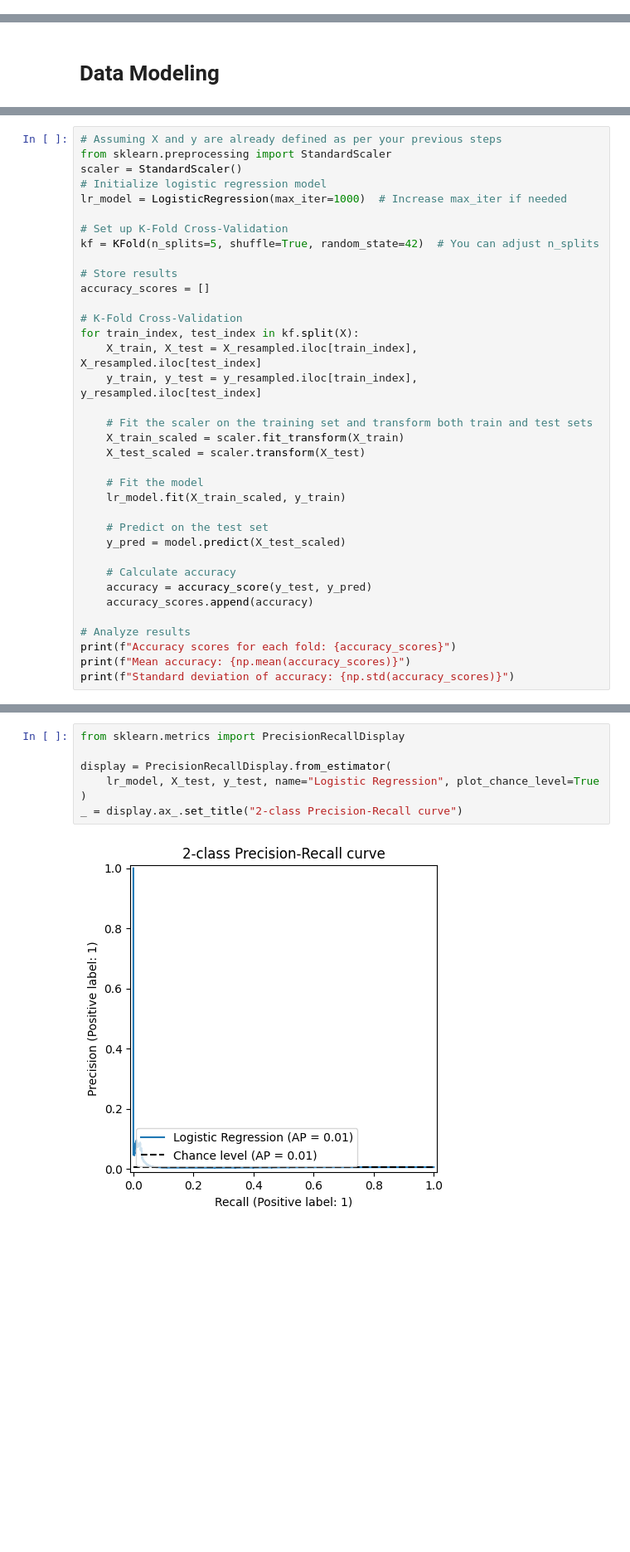
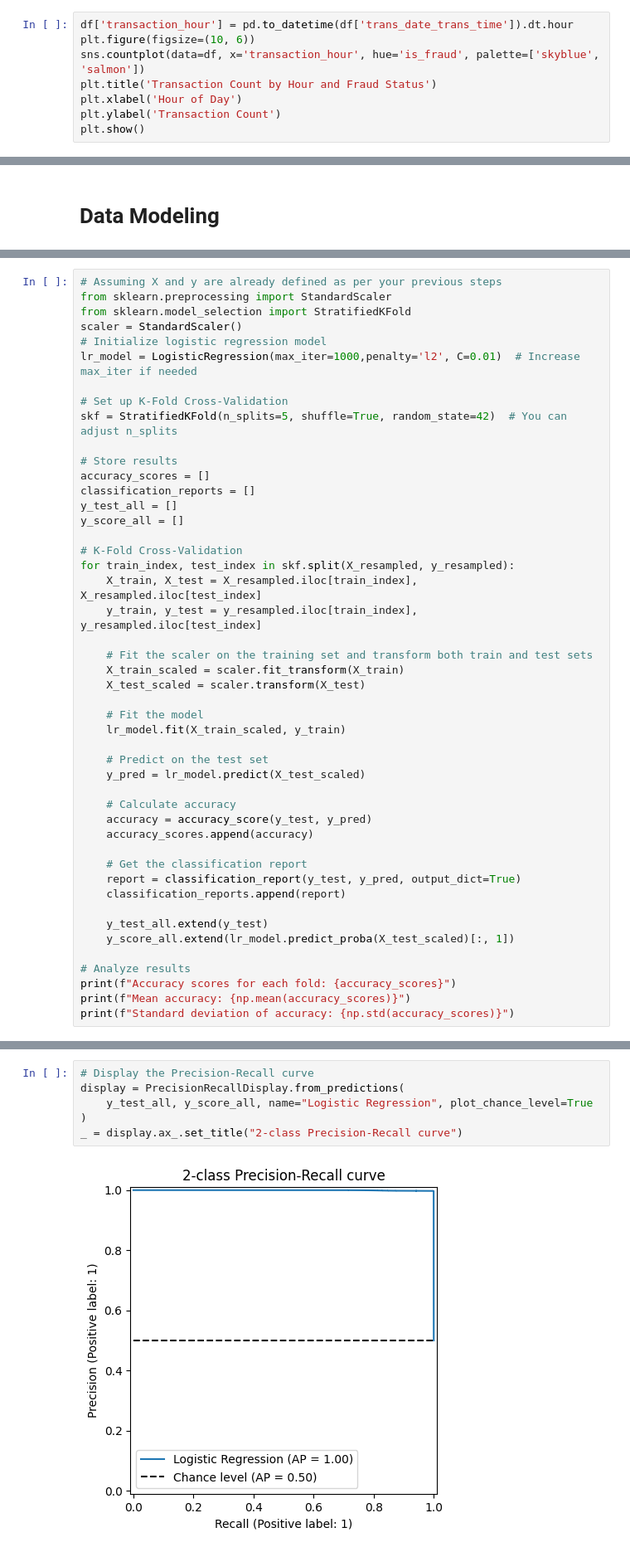
Before and after one commit to Tarina03/mastercard_fraud_detection, a Jupyter notebook: Mastercard1_CreditCardFraudDetection.ipynb, the cells around one changed output, grey strips where cells are left out. Shown: that part at 83% size. Drawn from its saved outputs; the diff is of its cells as text; blank space fills up the shorter version.

```diff
--- a/Mastercard1_CreditCardFraudDetection.ipynb
+++ b/Mastercard1_CreditCardFraudDetection.ipynb
@@ -179,3 +180,11 @@ df['trans_date_trans_time'] = pd.to_datetime(df['trans_date_trans_time'])
 df['hour'] = df['trans_date_trans_time'].dt.hour
 df['day_of_week'] = df['trans_date_trans_time'].dt.dayofweek
 df['month'] = df['trans_date_trans_time'].dt.month
+# %%
+df['transaction_hour'] = pd.to_datetime(df['trans_date_trans_time']).dt.hour
+plt.figure(figsize=(10, 6))
+sns.countplot(data=df, x='transaction_hour', hue='is_fraud', palette=['skyblue', 'salmon'])
+plt.title('Transaction Count by Hour and Fraud Status')
+plt.xlabel('Hour of Day')
+plt.ylabel('Transaction Count')
+plt.show()
@@ -519,18 +582,22 @@ dtype: int64
 # %%
 # Assuming X and y are already defined as per your previous steps
 from sklearn.preprocessing import StandardScaler
+from sklearn.model_selection import StratifiedKFold
 scaler = StandardScaler()
 # Initialize logistic regression model
-lr_model = LogisticRegression(max_iter=1000)  # Increase max_iter if needed
+lr_model = LogisticRegression(max_iter=1000,penalty='l2', C=0.01)  # Increase max_iter if needed
 
 # Set up K-Fold Cross-Validation
-kf = KFold(n_splits=5, shuffle=True, random_state=42)  # You can adjust n_splits
+skf = StratifiedKFold(n_splits=5, shuffle=True, random_state=42)  # You can adjust n_splits
 
 # Store results
 accuracy_scores = []
+classification_reports = []
+y_test_all = []
+y_score_all = []
 
 # K-Fold Cross-Validation
-for train_index, test_index in kf.split(X):
+for train_index, test_index in skf.split(X_resampled, y_resampled):
     X_train, X_test = X_resampled.iloc[train_index], X_resampled.iloc[test_index]
     y_train, y_test = y_resampled.iloc[train_index], y_resampled.iloc[test_index]
 
@@ -542,12 +609,19 @@ for train_index, test_index in kf.split(X):
     lr_model.fit(X_train_scaled, y_train)
 
     # Predict on the test set
-    y_pred = model.predict(X_test_scaled)
+    y_pred = lr_model.predict(X_test_scaled)
 
     # Calculate accuracy
     accuracy = accuracy_score(y_test, y_pred)
     accuracy_scores.append(accuracy)
 
+    # Get the classification report
+    report = classification_report(y_test, y_pred, output_dict=True)
+    classification_reports.append(report)
+
+    y_test_all.extend(y_test)
+    y_score_all.extend(lr_model.predict_proba(X_test_scaled)[:, 1])
+
 # Analyze results
 print(f"Accuracy scores for each fold: {accuracy_scores}")
 print(f"Mean accuracy: {np.mean(accuracy_scores)}")
@@ -559,9 +635,8 @@ Standard deviation of accuracy: 0.0001358749219306342
 # %%
-from sklearn.metrics import PrecisionRecallDisplay
-
-display = PrecisionRecallDisplay.from_estimator(
-    lr_model, X_test, y_test, name="Logistic Regression", plot_chance_level=True
+# Display the Precision-Recall curve
+display = PrecisionRecallDisplay.from_predictions(
+    y_test_all, y_score_all, name="Logistic Regression", plot_chance_level=True
 )
 _ = display.ax_.set_title("2-class Precision-Recall curve")
 # %% [output]
-[figure, old version]
+[figure, new version]
```
Also changed, not shown: parts of 40 cells of this notebook.
